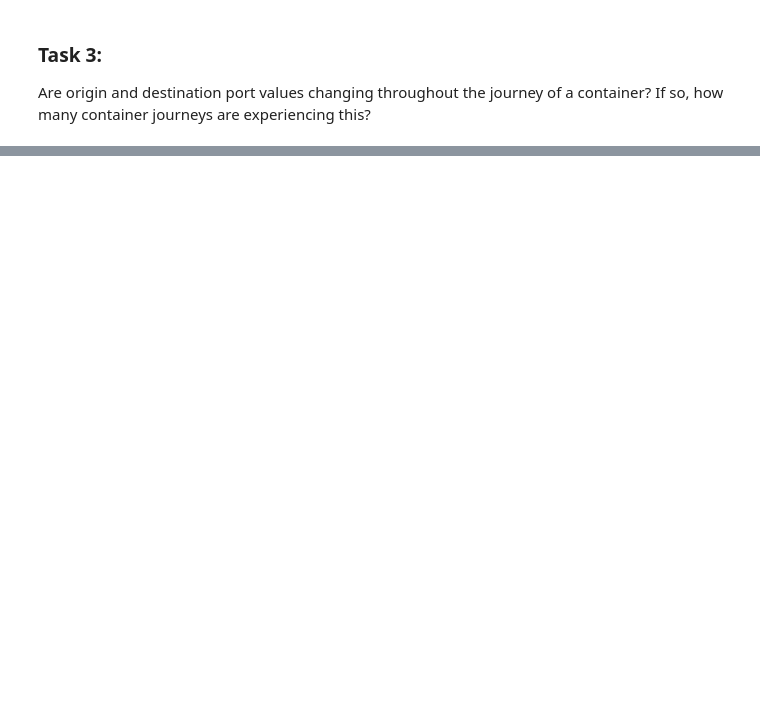
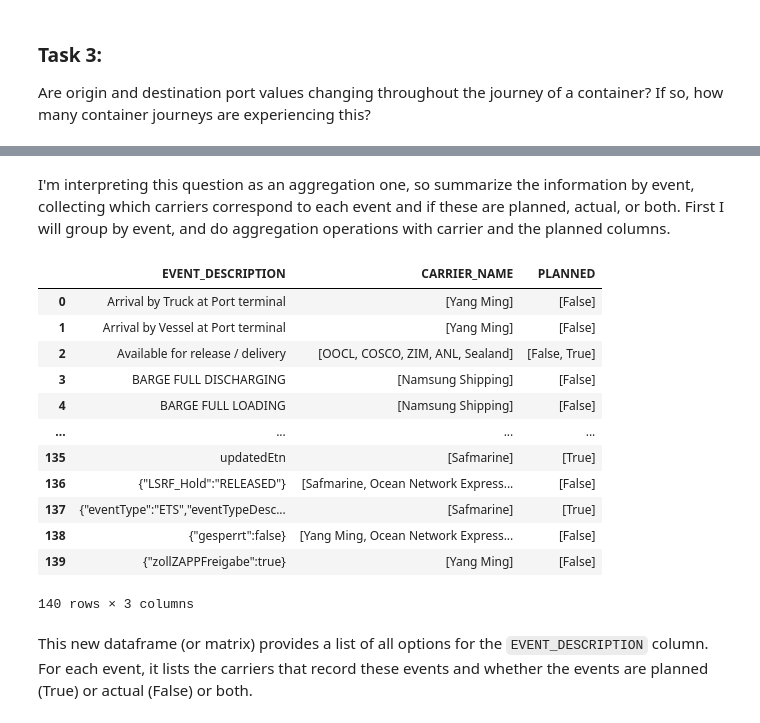
Before and after one commit to beckynevin/ShipIt, a Jupyter notebook: ExploreData.ipynb, the cells around one changed output, grey strips where cells are left out. Saved outputs shown, nothing was run; the diff lists cells and outputs as text; code cells hidden in the pictures; blank space fills up the shorter version.

```diff
--- a/ExploreData.ipynb
+++ b/ExploreData.ipynb
@@ -389,0 +461,26 @@ Yes! I just saw this with the previous question. To investigate,
+# %% [markdown]
+I'm interpreting this question as an aggregation one, so summarize the information by event, collecting which carriers correspond to each event and if these are planned, actual, or both. First I will group by event, and do aggregation operations with carrier and the planned columns.
+# %%
+grouped_df = df.groupby('EVENT_DESCRIPTION').agg({
+    'CARRIER_NAME': lambda x: list(x.unique()),
+    'PLANNED': lambda x: list(x.unique()),
+
+}).reset_index()
+# %%
+grouped_df
+# %% [output]
+|  | EVENT_DESCRIPTION | CARRIER_NAME | PLANNED |
+| 0 | Arrival by Truck at Port terminal | [Yang Ming] | [False] |
+| 1 | Arrival by Vessel at Port terminal | [Yang Ming] | [False] |
+| 2 | Available for release / delivery | [OOCL, COSCO, ZIM, ANL, Sealand] | [False, True] |
+| 3 | BARGE FULL DISCHARGING | [Namsung Shipping] | [False] |
+| 4 | BARGE FULL LOADING | [Namsung Shipping] | [False] |
+| ... | ... | ... | ... |
+| 135 | updatedEtn | [Safmarine] | [True] |
+| 136 | {"LSRF_Hold":"RELEASED"} | [Safmarine, Ocean Network Express... | [False] |
+| 137 | {"eventType":"ETS","eventTypeDesc... | [Safmarine] | [True] |
+| 138 | {"gesperrt":false} | [Yang Ming, Ocean Network Express... | [False] |
+| 139 | {"zollZAPPFreigabe":true} | [Yang Ming] | [False] |
+140 rows × 3 columns
+# %% [markdown]
+This new dataframe (or matrix) provides a list of all options for the `EVENT_DESCRIPTION` column. For each event, it lists the carriers that record these events and whether the events are planned (True) or actual (False) or both.
```
Also changed, not shown: parts of 24 cells of this notebook.
